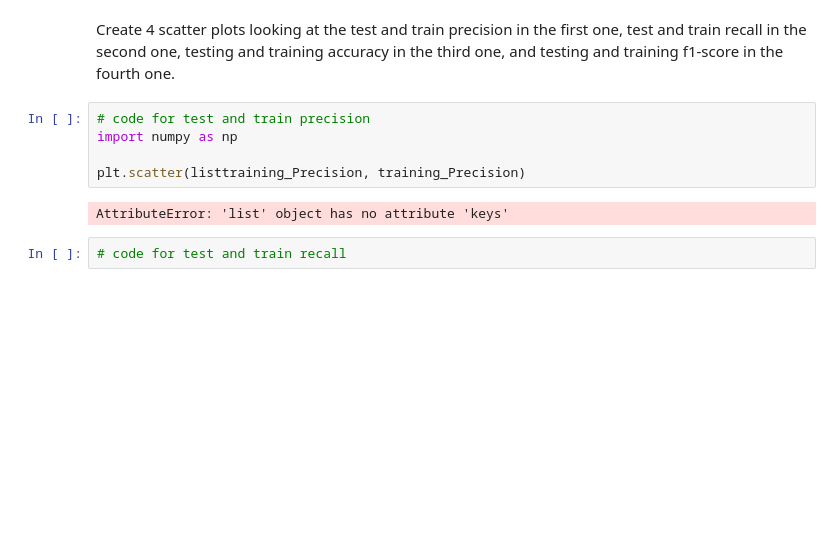
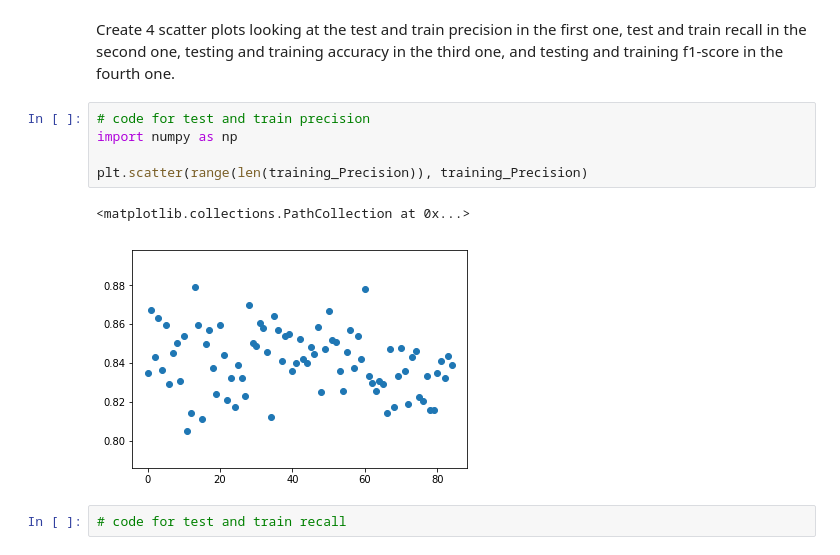
Before and after one commit to fleralle/dsc-evaluating-logistic-regression-models-lab-houston-ds-042219, a Jupyter notebook: index.ipynb, the cells around one changed output. Cells and saved outputs as stored; diff of their text form; blank space fills up the shorter version.

```diff
--- a/index.ipynb
+++ b/index.ipynb
@@ -224,10 +224,11 @@ Create 4 scatter plots looking at the test and train precision in the first one,
 # %%
 # code for test and train precision
 import numpy as np
 
-plt.scatter(listtraining_Precision, training_Precision)
+plt.scatter(range(len(training_Precision)), training_Precision)
 # %% [output]
-AttributeError: 'list' object has no attribute 'keys'
+<matplotlib.collections.PathCollection at 0x...>
+[figure, added]
 # %%
 # code for test and train recall
 # %%
```
